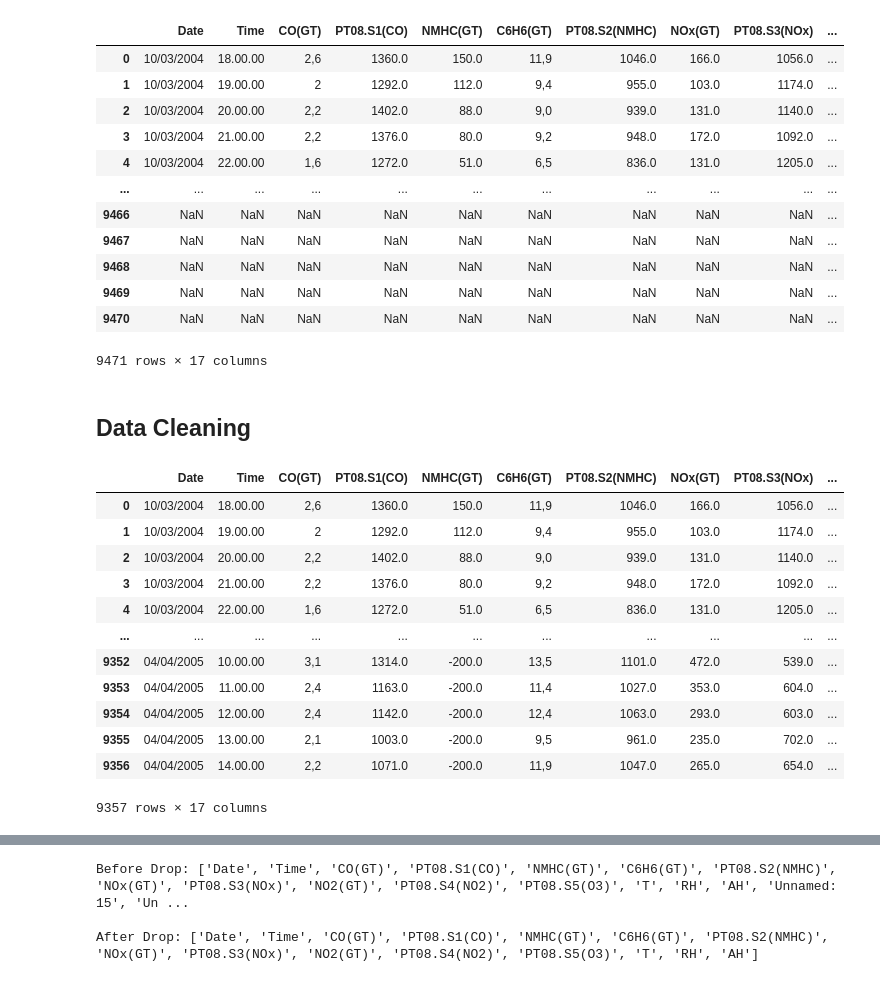
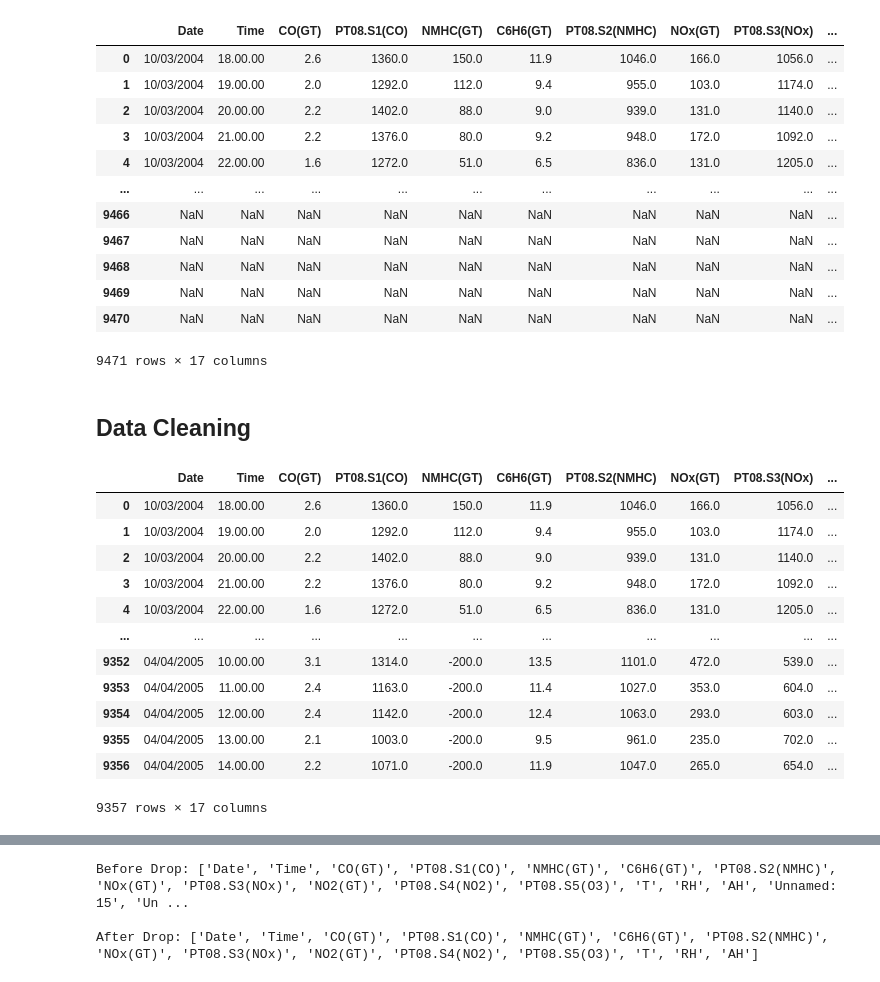
Before and after one commit to JacobL04/air-quality-prediction, a Jupyter notebook: notebooks/air_quality_analysis.ipynb, the cells around one changed output, grey strips where cells are left out. Cells and saved outputs as stored; diff of their text form; code cells hidden in the pictures.

```diff
--- a/notebooks/air_quality_analysis.ipynb
+++ b/notebooks/air_quality_analysis.ipynb
@@ -10,15 +10,15 @@ import matplotlib.pyplot as plt
 import seaborn as sns
 # %%
 # Load dataset and confirm it's there
-df = pd.read_csv("../data/AirQualityUCI.csv", sep = ";")
+df = pd.read_csv("../data/AirQualityUCI.csv", sep=";", decimal=",")
 display(df)
 # %% [output]
 |  | Date | Time | CO(GT) | PT08.S1(CO) | NMHC(GT) | C6H6(GT) | PT08.S2(NMHC) | NOx(GT) | PT08.S3(NOx) | ... |
-| 0 | 10/03/2004 | 18.00.00 | 2,6 | 1360.0 | 150.0 | 11,9 | 1046.0 | 166.0 | 1056.0 | ... |
-| 1 | 10/03/2004 | 19.00.00 | 2 | 1292.0 | 112.0 | 9,4 | 955.0 | 103.0 | 1174.0 | ... |
-| 2 | 10/03/2004 | 20.00.00 | 2,2 | 1402.0 | 88.0 | 9,0 | 939.0 | 131.0 | 1140.0 | ... |
-| 3 | 10/03/2004 | 21.00.00 | 2,2 | 1376.0 | 80.0 | 9,2 | 948.0 | 172.0 | 1092.0 | ... |
-| 4 | 10/03/2004 | 22.00.00 | 1,6 | 1272.0 | 51.0 | 6,5 | 836.0 | 131.0 | 1205.0 | ... |
+| 0 | 10/03/2004 | 18.00.00 | 2.6 | 1360.0 | 150.0 | 11.9 | 1046.0 | 166.0 | 1056.0 | ... |
+| 1 | 10/03/2004 | 19.00.00 | 2.0 | 1292.0 | 112.0 | 9.4 | 955.0 | 103.0 | 1174.0 | ... |
+| 2 | 10/03/2004 | 20.00.00 | 2.2 | 1402.0 | 88.0 | 9.0 | 939.0 | 131.0 | 1140.0 | ... |
+| 3 | 10/03/2004 | 21.00.00 | 2.2 | 1376.0 | 80.0 | 9.2 | 948.0 | 172.0 | 1092.0 | ... |
+| 4 | 10/03/2004 | 22.00.00 | 1.6 | 1272.0 | 51.0 | 6.5 | 836.0 | 131.0 | 1205.0 | ... |
 | ... | ... | ... | ... | ... | ... | ... | ... | ... | ... | ... |
 | 9466 | NaN | NaN | NaN | NaN | NaN | NaN | NaN | NaN | NaN | ... |
 | 9467 | NaN | NaN | NaN | NaN | NaN | NaN | NaN | NaN | NaN | ... |
@@ -29,20 +29,20 @@ display(df)
 # %% [markdown]
 ## Data Cleaning
 # %%
-# Dropping all empty rows
-df_drop = df.dropna(how = "all")
+# Creating a copy for cleaning data and dropping all empty rows
+df_drop = df.dropna(how = "all").copy()
 display(df_drop)
 # %% [output]
 |  | Date | Time | CO(GT) | PT08.S1(CO) | NMHC(GT) | C6H6(GT) | PT08.S2(NMHC) | NOx(GT) | PT08.S3(NOx) | ... |
-| 0 | 10/03/2004 | 18.00.00 | 2,6 | 1360.0 | 150.0 | 11,9 | 1046.0 | 166.0 | 1056.0 | ... |
-| 1 | 10/03/2004 | 19.00.00 | 2 | 1292.0 | 112.0 | 9,4 | 955.0 | 103.0 | 1174.0 | ... |
-| 2 | 10/03/2004 | 20.00.00 | 2,2 | 1402.0 | 88.0 | 9,0 | 939.0 | 131.0 | 1140.0 | ... |
-| 3 | 10/03/2004 | 21.00.00 | 2,2 | 1376.0 | 80.0 | 9,2 | 948.0 | 172.0 | 1092.0 | ... |
-| 4 | 10/03/2004 | 22.00.00 | 1,6 | 1272.0 | 51.0 | 6,5 | 836.0 | 131.0 | 1205.0 | ... |
+| 0 | 10/03/2004 | 18.00.00 | 2.6 | 1360.0 | 150.0 | 11.9 | 1046.0 | 166.0 | 1056.0 | ... |
+| 1 | 10/03/2004 | 19.00.00 | 2.0 | 1292.0 | 112.0 | 9.4 | 955.0 | 103.0 | 1174.0 | ... |
+| 2 | 10/03/2004 | 20.00.00 | 2.2 | 1402.0 | 88.0 | 9.0 | 939.0 | 131.0 | 1140.0 | ... |
+| 3 | 10/03/2004 | 21.00.00 | 2.2 | 1376.0 | 80.0 | 9.2 | 948.0 | 172.0 | 1092.0 | ... |
+| 4 | 10/03/2004 | 22.00.00 | 1.6 | 1272.0 | 51.0 | 6.5 | 836.0 | 131.0 | 1205.0 | ... |
 | ... | ... | ... | ... | ... | ... | ... | ... | ... | ... | ... |
-| 9352 | 04/04/2005 | 10.00.00 | 3,1 | 1314.0 | -200.0 | 13,5 | 1101.0 | 472.0 | 539.0 | ... |
-| 9353 | 04/04/2005 | 11.00.00 | 2,4 | 1163.0 | -200.0 | 11,4 | 1027.0 | 353.0 | 604.0 | ... |
-| 9354 | 04/04/2005 | 12.00.00 | 2,4 | 1142.0 | -200.0 | 12,4 | 1063.0 | 293.0 | 603.0 | ... |
-| 9355 | 04/04/2005 | 13.00.00 | 2,1 | 1003.0 | -200.0 | 9,5 | 961.0 | 235.0 | 702.0 | ... |
-| 9356 | 04/04/2005 | 14.00.00 | 2,2 | 1071.0 | -200.0 | 11,9 | 1047.0 | 265.0 | 654.0 | ... |
+| 9352 | 04/04/2005 | 10.00.00 | 3.1 | 1314.0 | -200.0 | 13.5 | 1101.0 | 472.0 | 539.0 | ... |
+| 9353 | 04/04/2005 | 11.00.00 | 2.4 | 1163.0 | -200.0 | 11.4 | 1027.0 | 353.0 | 604.0 | ... |
+| 9354 | 04/04/2005 | 12.00.00 | 2.4 | 1142.0 | -200.0 | 12.4 | 1063.0 | 293.0 | 603.0 | ... |
+| 9355 | 04/04/2005 | 13.00.00 | 2.1 | 1003.0 | -200.0 | 9.5 | 961.0 | 235.0 | 702.0 | ... |
+| 9356 | 04/04/2005 | 14.00.00 | 2.2 | 1071.0 | -200.0 | 11.9 | 1047.0 | 265.0 | 654.0 | ... |
 9357 rows × 17 columns
```
Also changed, not shown: parts of 27 cells of this notebook.
